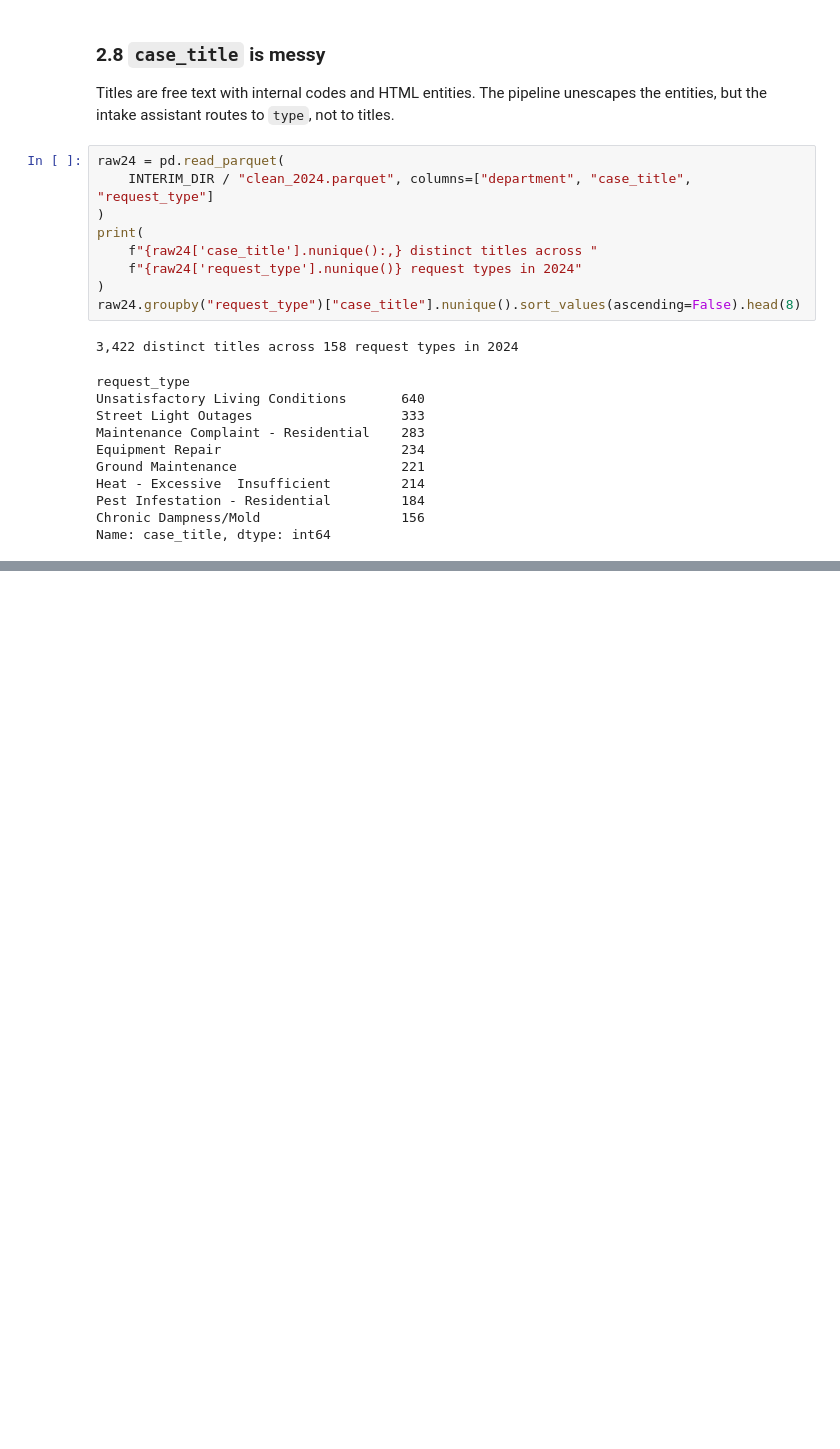
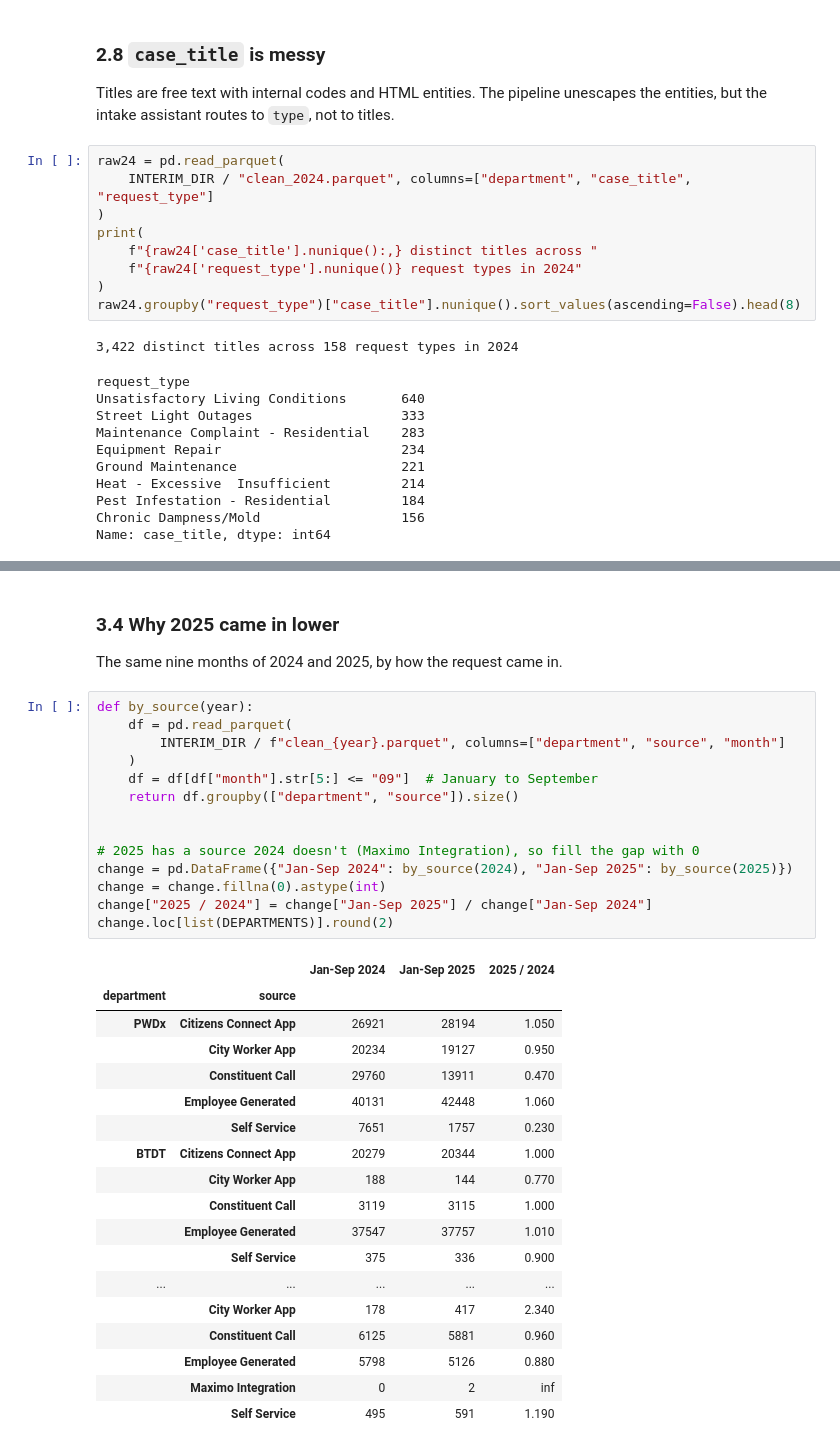
Before and after one commit to nishanth3112/boston311-crew-planner, a Jupyter notebook: notebooks/311_staffing_submission.ipynb, the cells around one changed output, grey strips where cells are left out. Saved outputs shown, nothing was run; the diff lists cells and outputs as text; blank space fills up the shorter version.

```diff
--- a/notebooks/311_staffing_submission.ipynb
+++ b/notebooks/311_staffing_submission.ipynb
@@ -241,0 +312,37 @@ Name: case_title, dtype: int64
+# %% [markdown]
+### 3.4 Why 2025 came in lower
+
+The same nine months of 2024 and 2025, by how the request came in.
+# %%
+def by_source(year):
+    df = pd.read_parquet(
+        INTERIM_DIR / f"clean_{year}.parquet", columns=["department", "source", "month"]
+    )
+    df = df[df["month"].str[5:] <= "09"]  # January to September
+    return df.groupby(["department", "source"]).size()
+
+
+# 2025 has a source 2024 doesn't (Maximo Integration), so fill the gap with 0
+change = pd.DataFrame({"Jan-Sep 2024": by_source(2024), "Jan-Sep 2025": by_source(2025)})
+change = change.fillna(0).astype(int)
+change["2025 / 2024"] = change["Jan-Sep 2025"] / change["Jan-Sep 2024"]
+change.loc[list(DEPARTMENTS)].round(2)
+# %% [output]
+|  |  | Jan-Sep 2024 | Jan-Sep 2025 | 2025 / 2024 |
+| department | source |  |  |  |
+| PWDx | Citizens Connect App | 26921 | 28194 | 1.050 |
+|  | City Worker App | 20234 | 19127 | 0.950 |
+|  | Constituent Call | 29760 | 13911 | 0.470 |
+|  | Employee Generated | 40131 | 42448 | 1.060 |
+|  | Self Service | 7651 | 1757 | 0.230 |
+| BTDT | Citizens Connect App | 20279 | 20344 | 1.000 |
+|  | City Worker App | 188 | 144 | 0.770 |
+|  | Constituent Call | 3119 | 3115 | 1.000 |
+|  | Employee Generated | 37547 | 37757 | 1.010 |
+|  | Self Service | 375 | 336 | 0.900 |
+| ... | ... | ... | ... | ... |
+|  | City Worker App | 178 | 417 | 2.340 |
+|  | Constituent Call | 6125 | 5881 | 0.960 |
+|  | Employee Generated | 5798 | 5126 | 0.880 |
+|  | Maximo Integration | 0 | 2 | inf |
+|  | Self Service | 495 | 591 | 1.190 |
```
Also changed, not shown: parts of 25 cells of this notebook, 5 other files.
